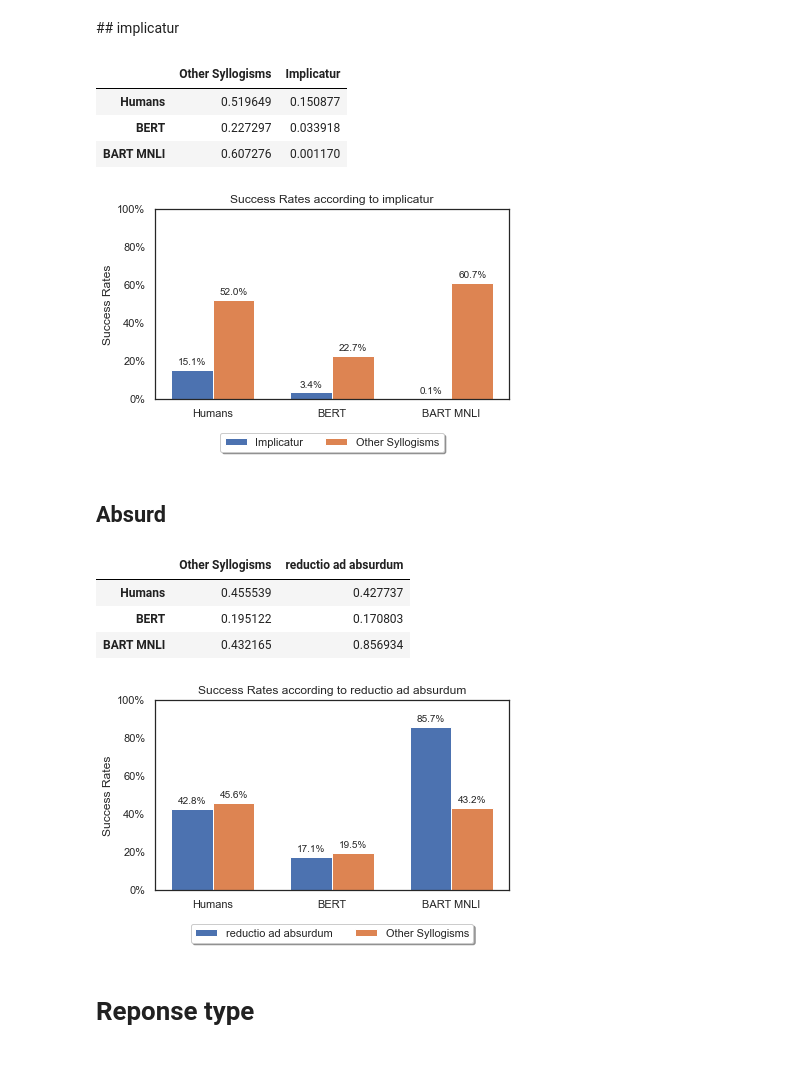
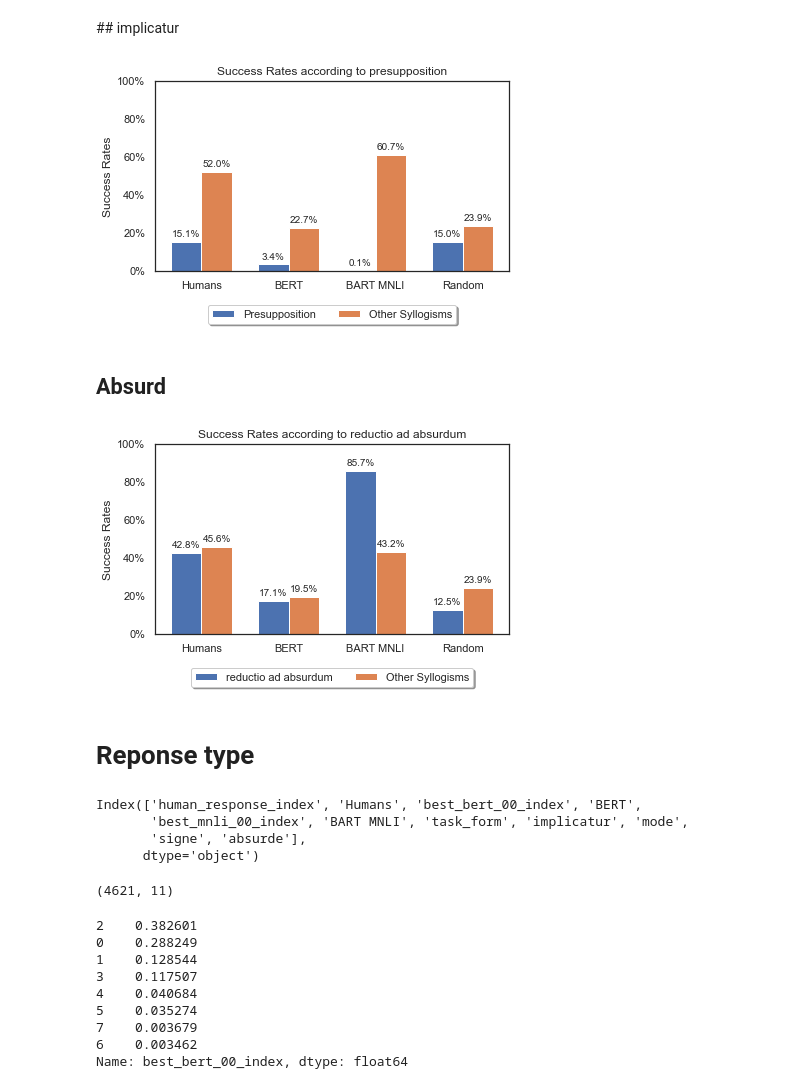
Before and after one commit to charles-42/Memoire_M2, a Jupyter notebook: notebook/article/02_plots.ipynb, the cells around one changed output. Cells and saved outputs as stored; diff of their text form; code cells hidden in the pictures.

```diff
--- a/notebook/article/02_plots.ipynb
+++ b/notebook/article/02_plots.ipynb
@@ -253,7 +262,7 @@ df_mode
 import matplotlib.ticker as mtick
 import numpy as np
 
-x = np.arange(3)  # the label locations
+x = np.arange(4)  # the label locations
 width = 0.35  # the width of the bars
 
 fig, ax = plt.subplots()
@@ -268,7 +277,7 @@ ax.figure.subplots_adjust(left=0.15, top=0.9)
 ax.yaxis.set_major_formatter(mtick.PercentFormatter(xmax=1.0))
 ax.set_ylim(0,1)
 ax.set_xlabel('')
-ax.set_xticks(x, df_mode.index)
+ax.set_xticks(x, df_mode.Signe)
 ax.legend(loc='upper center', bbox_to_anchor=(0.5, -0.15),
           fancybox=True, shadow=True, ncol=5)
 
@@ -287,6 +296,6 @@ for bar in ax.patches:
                    textcoords='offset points')
 
 fig.tight_layout()
-
+plt.savefig("./charts/3_SR_by_quantifier.png")
 plt.show()
 # %% [output]
@@ -296,33 +305,32 @@ plt.show()
 # %%
 df_impl = df_final[['Humans','BERT', 'BART MNLI','implicatur']].groupby("implicatur").mean()
 df_impl = df_impl.transpose()
-df_impl.columns = ['Other Syllogisms', 'Implicatur']
-df_impl
+df_impl.columns = ['Other Syllogisms', 'Presupposition']
+df_impl = df_impl.reset_index()
+new_row = {'Other Syllogisms':0.2386, 'Presupposition':0.150, "index":"Random"}
+#append row to the dataframe
+df_impl = df_impl.append(new_row, ignore_index=True)
+df_impl = df_impl.rename(columns ={ "index": "Signe"})
-# %% [output]
-|  | Other Syllogisms | Implicatur |
-| Humans | 0.519649 | 0.150877 |
-| BERT | 0.227297 | 0.033918 |
-| BART MNLI | 0.607276 | 0.001170 |
 # %%
 import matplotlib.ticker as mtick
 import numpy as np
 
-x = np.arange(3)  # the label locations
+x = np.arange(4)  # the label locations
 width = 0.35  # the width of the bars
 
 fig, ax = plt.subplots()
-rects1 = ax.bar(x - width/2, df_impl['Implicatur'], width, label='Implicatur')
+rects1 = ax.bar(x - width/2, df_impl['Implicatur'], width, label='Presupposition')
 rects2 = ax.bar(x + width/2, df_impl['Other Syllogisms'], width, label='Other Syllogisms')
 
 
 # Add some text for labels, title and custom x-axis tick labels, etc.
 ax.set_ylabel('Success Rates')
-ax.set_title('Success Rates according to implicatur')
+ax.set_title('Success Rates according to presupposition')
 ax.figure.subplots_adjust(left=0.15, top=0.9)
 ax.yaxis.set_major_formatter(mtick.PercentFormatter(xmax=1.0))
 ax.set_ylim(0,1)
 ax.set_xlabel('')
-ax.set_xticks(x, df_impl.index)
+ax.set_xticks(x, df_impl.Signe)
 ax.legend(loc='upper center', bbox_to_anchor=(0.5, -0.15),
           fancybox=True, shadow=True, ncol=5)
 
@@ -342,26 +350,27 @@ for bar in ax.patches:
 
 fig.tight_layout()
 
+plt.savefig("./charts/3_SR_by_implicatur.png")
+
 plt.show()
 # %% [output]
-[figure, old version]
+[figure, new version]
 # %% [markdown]
 ## Absurd
 # %%
 df_absurd = df_final[['Humans','BERT', 'BART MNLI','absurde']].groupby("absurde").mean()
 df_absurd = df_absurd.transpose()
 df_absurd.columns = ['Other Syllogisms', 'reductio ad absurdum']
-df_absurd
+df_absurd = df_absurd.reset_index()
+new_row = {'Other Syllogisms':0.2391, 'reductio ad absurdum':0.125, "index":"Random"}
+#append row to the dataframe
+df_absurd = df_absurd.append(new_row, ignore_index=True)
+df_absurd = df_absurd.rename(columns ={ "index": "Signe"})
-# %% [output]
-|  | Other Syllogisms | reductio ad absurdum |
-| Humans | 0.455539 | 0.427737 |
-| BERT | 0.195122 | 0.170803 |
-| BART MNLI | 0.432165 | 0.856934 |
 # %%
 import matplotlib.ticker as mtick
 import numpy as np
 
-x = np.arange(3)  # the label locations
+x = np.arange(4)  # the label locations
 width = 0.35  # the width of the bars
 
 fig, ax = plt.subplots()
@@ -370,34 +379,59 @@ rects2 = ax.bar(x + width/2, df_absurd['Other Syllogisms'], width, label='Other
 
 
 # Add some text for labels, title and custom x-axis tick labels, etc.
 ax.set_ylabel('Success Rates')
 ax.set_title('Success Rates according to reductio ad absurdum')
 ax.figure.subplots_adjust(left=0.15, top=0.9)
 ax.yaxis.set_major_formatter(mtick.PercentFormatter(xmax=1.0))
 ax.set_ylim(0,1)
 ax.set_xlabel('')
-ax.set_xticks(x, df_absurd.index)
+ax.set_xticks(x, df_absurd.Signe)
 ax.legend(loc='upper center', bbox_to_anchor=(0.5, -0.15),
           fancybox=True, shadow=True, ncol=5)
 
 for bar in ax.patches:
 
   # Using Matplotlib's annotate function and
   # passing the coordinates where the annotation shall be done
   # x-coordinate: bar.get_x() + bar.get_width() / 2
   # y-coordinate: bar.get_height()
   # free space to be left to make graph pleasing: (0, 8)
   # ha and va stand for the horizontal and vertical alignment
     ax.annotate(format(bar.get_height(), '.1%'),
                    (bar.get_x() + bar.get_width() / 2,
                     bar.get_height()), ha='center', va='center',
                    size=10, xytext=(0, 8),
                    textcoords='offset points')
 
 fig.tight_layout()
 
+plt.savefig("./charts/3_SR_by_absurd.png")
+
 plt.show()
 # %% [output]
-[figure, old version]
+[figure, new version]
 # %% [markdown]
 # Reponse type
+# %%
+df_final.columns
+# %% [output]
+Index(['human_response_index', 'Humans', 'best_bert_00_index', 'BERT',
+       'best_mnli_00_index', 'BART MNLI', 'task_form', 'implicatur', 'mode',
+       'signe', 'absurde'],
+      dtype='object')
+# %%
+df_final.shape
+# %% [output]
+(4621, 11)
+# %%
+df_final["best_bert_00_index"].value_counts()/4621
+# %% [output]
+2    0.382601
+0    0.288249
+1    0.128544
+3    0.117507
+4    0.040684
+5    0.035274
+7    0.003679
+6    0.003462
+Name: best_bert_00_index, dtype: float64
```
Also changed, not shown: parts of 28 cells of this notebook, 13 other files.
